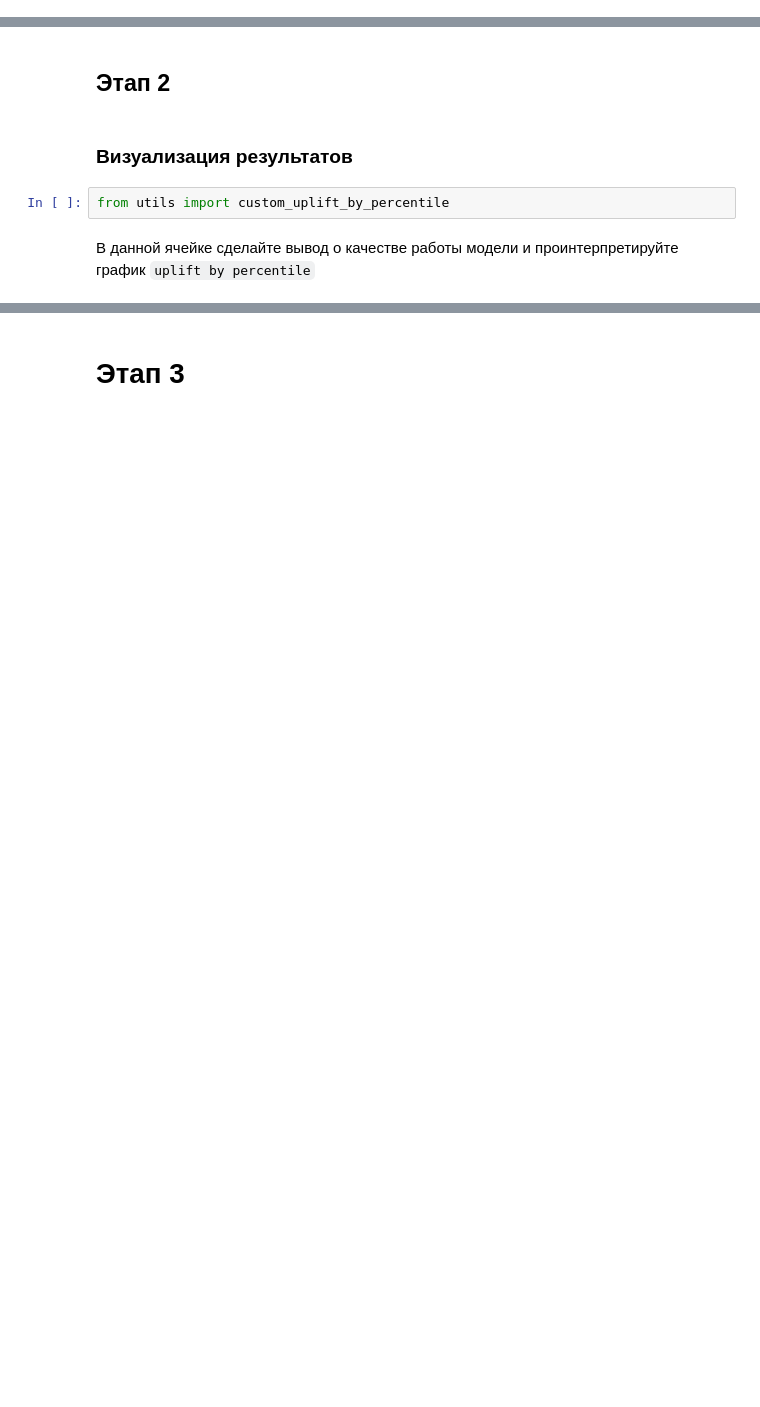
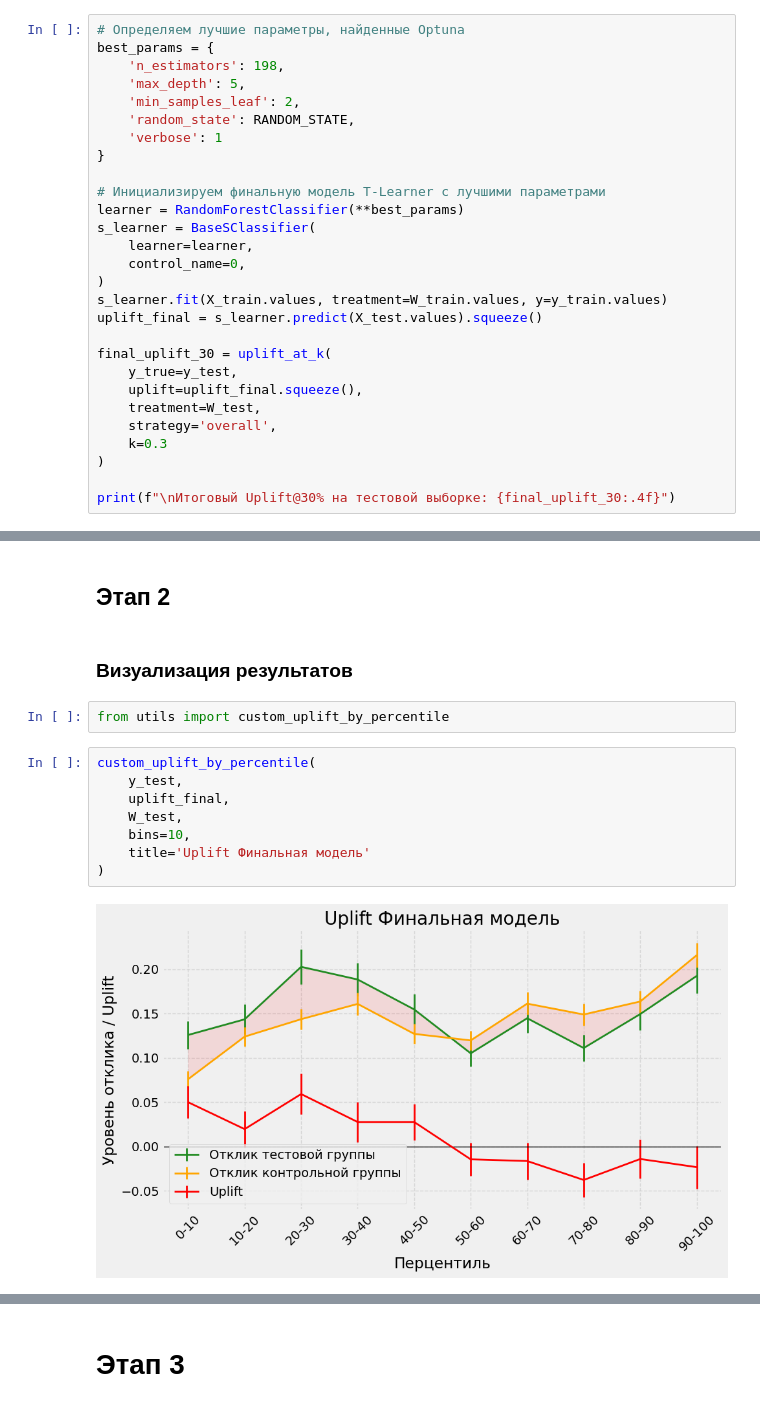
Before and after one commit to annaempty/mle-uplift-final-project-2025, a Jupyter notebook: final_project_template.ipynb, the cells around one changed output, grey strips where cells are left out. Saved outputs shown, nothing was run; the diff lists cells and outputs as text; blank space fills up the shorter version.

```diff
--- a/final_project_template.ipynb
+++ b/final_project_template.ipynb
@@ -615,0 +741,28 @@ print("Best score: ", study.best_value)
+# %%
+# Определяем лучшие параметры, найденные Optuna
+best_params = {
+    'n_estimators': 198,
+    'max_depth': 5,
+    'min_samples_leaf': 2,
+    'random_state': RANDOM_STATE,
+    'verbose': 1
+}
+
+# Инициализируем финальную модель T-Learner с лучшими параметрами
+learner = RandomForestClassifier(**best_params)
+s_learner = BaseSClassifier(
+    learner=learner,
+    control_name=0,
+)
+s_learner.fit(X_train.values, treatment=W_train.values, y=y_train.values)
+uplift_final = s_learner.predict(X_test.values).squeeze()
+
+final_uplift_30 = uplift_at_k(
+    y_true=y_test,
+    uplift=uplift_final.squeeze(),
+    treatment=W_test,
+    strategy='overall',
+    k=0.3
+)
+
+print(f"\nИтоговый Uplift@30% на тестовой выборке: {final_uplift_30:.4f}")
@@ -619,5 +780,13 @@ print("Best score: ", study.best_value)
 ### Визуализация результатов
 # %%
 from utils import custom_uplift_by_percentile
-# %% [markdown]
-В данной ячейке сделайте вывод о качестве работы модели и проинтерпретируйте график `uplift by percentile`
+# %%
+custom_uplift_by_percentile(
+    y_test,
+    uplift_final,
+    W_test,
+    bins=10,
+    title='Uplift Финальная модель'
+)
+# %% [output]
+[figure, added]
```
Also changed, not shown: parts of 19 cells of this notebook, 1 other file.
